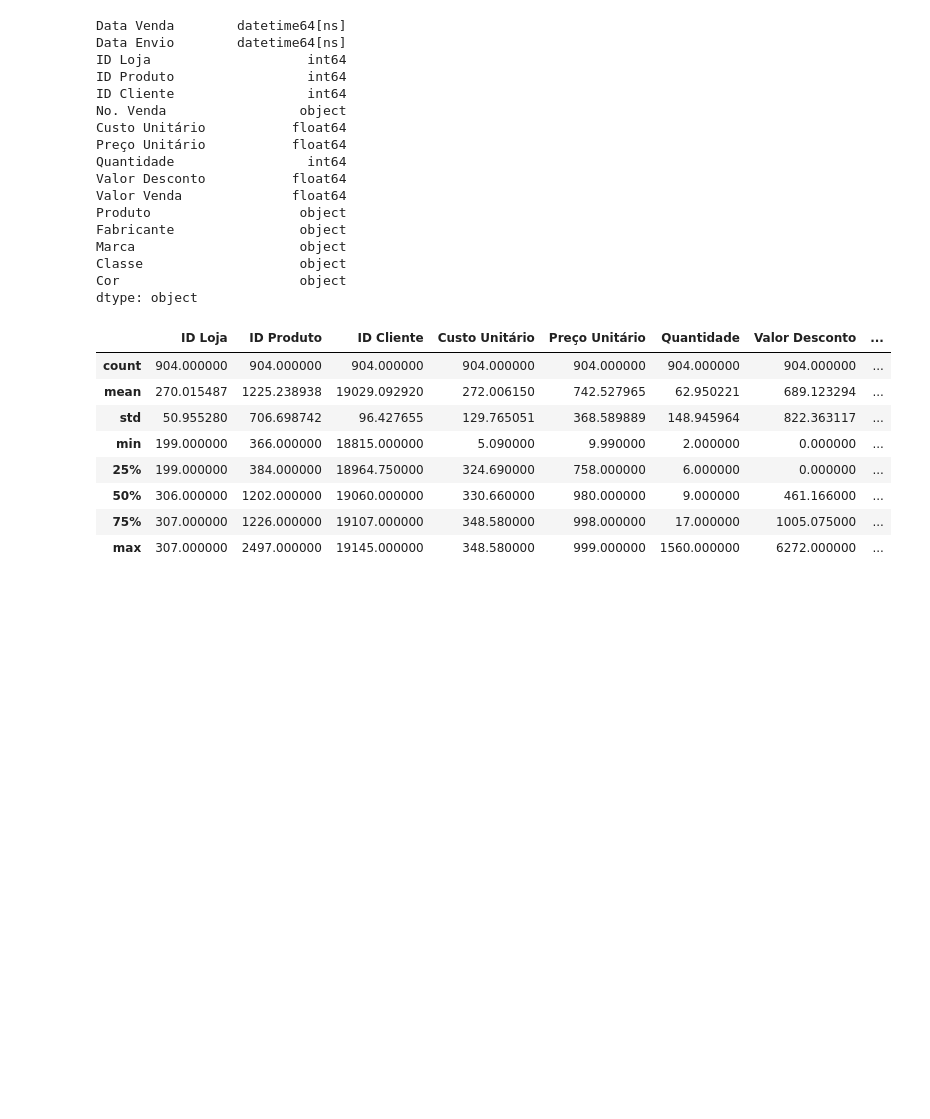
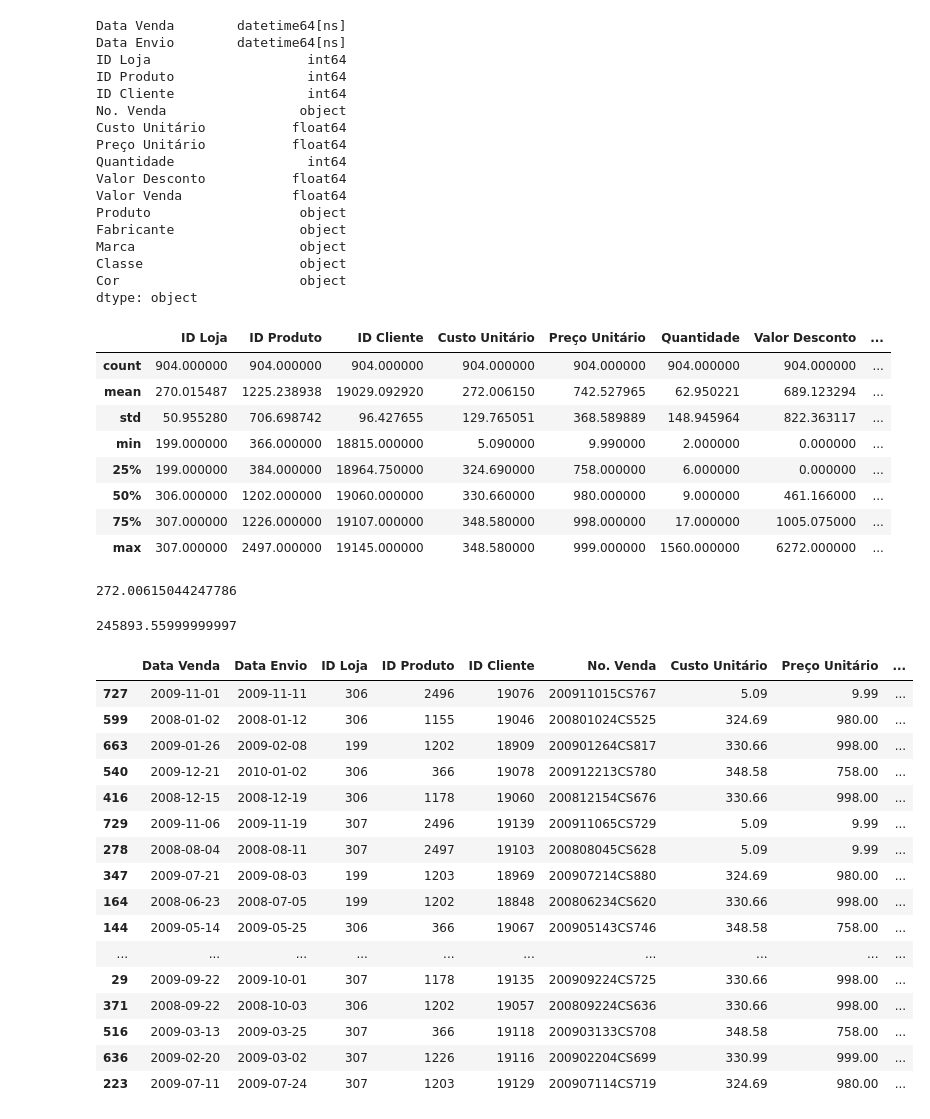
Before and after one commit to CaioCesarBT/AdventureWorksData, a Jupyter notebook: AdventureWorksData.ipynb, the cells around one changed output. Saved outputs shown, nothing was run; the diff lists cells and outputs as text; code cells hidden in the pictures; blank space fills up the shorter version.

```diff
--- a/AdventureWorksData.ipynb
+++ b/AdventureWorksData.ipynb
@@ -76,3 +76,31 @@ df.describe() #retorna informaçoes estatisticas do conjunto de dados.
 #df.groupby () serve para agrupamento de dados
 # %%
 # .unique retorna os valores unicos, e .loc retorna a localizaçao, um sinal de = cria uma variavel, dois sinais de == é igualdade.
+# %%
+df['Custo Unitário'].mean()
+# %% [output]
+272.00615044247786
+# %%
+df["Custo Unitário"].sum()
+# %% [output]
+245893.55999999997
+# %%
+df.sample(20)
+# %% [output]
+|  | Data Venda | Data Envio | ID Loja | ID Produto | ID Cliente | No. Venda | Custo Unitário | Preço Unitário | ... |
+| 727 | 2009-11-01 | 2009-11-11 | 306 | 2496 | 19076 | 200911015CS767 | 5.09 | 9.99 | ... |
+| 599 | 2008-01-02 | 2008-01-12 | 306 | 1155 | 19046 | 200801024CS525 | 324.69 | 980.00 | ... |
+| 663 | 2009-01-26 | 2009-02-08 | 199 | 1202 | 18909 | 200901264CS817 | 330.66 | 998.00 | ... |
+| 540 | 2009-12-21 | 2010-01-02 | 306 | 366 | 19078 | 200912213CS780 | 348.58 | 758.00 | ... |
+| 416 | 2008-12-15 | 2008-12-19 | 306 | 1178 | 19060 | 200812154CS676 | 330.66 | 998.00 | ... |
+| 729 | 2009-11-06 | 2009-11-19 | 307 | 2496 | 19139 | 200911065CS729 | 5.09 | 9.99 | ... |
+| 278 | 2008-08-04 | 2008-08-11 | 307 | 2497 | 19103 | 200808045CS628 | 5.09 | 9.99 | ... |
+| 347 | 2009-07-21 | 2009-08-03 | 199 | 1203 | 18969 | 200907214CS880 | 324.69 | 980.00 | ... |
+| 164 | 2008-06-23 | 2008-07-05 | 199 | 1202 | 18848 | 200806234CS620 | 330.66 | 998.00 | ... |
+| 144 | 2009-05-14 | 2009-05-25 | 306 | 366 | 19067 | 200905143CS746 | 348.58 | 758.00 | ... |
+| ... | ... | ... | ... | ... | ... | ... | ... | ... | ... |
+| 29 | 2009-09-22 | 2009-10-01 | 307 | 1178 | 19135 | 200909224CS725 | 330.66 | 998.00 | ... |
+| 371 | 2008-09-22 | 2008-10-03 | 306 | 1202 | 19057 | 200809224CS636 | 330.66 | 998.00 | ... |
+| 516 | 2009-03-13 | 2009-03-25 | 307 | 366 | 19118 | 200903133CS708 | 348.58 | 758.00 | ... |
+| 636 | 2009-02-20 | 2009-03-02 | 307 | 1226 | 19116 | 200902204CS699 | 330.99 | 999.00 | ... |
+| 223 | 2009-07-11 | 2009-07-24 | 307 | 1203 | 19129 | 200907114CS719 | 324.69 | 980.00 | ... |
```
Also changed, not shown: parts of 6 cells of this notebook.
